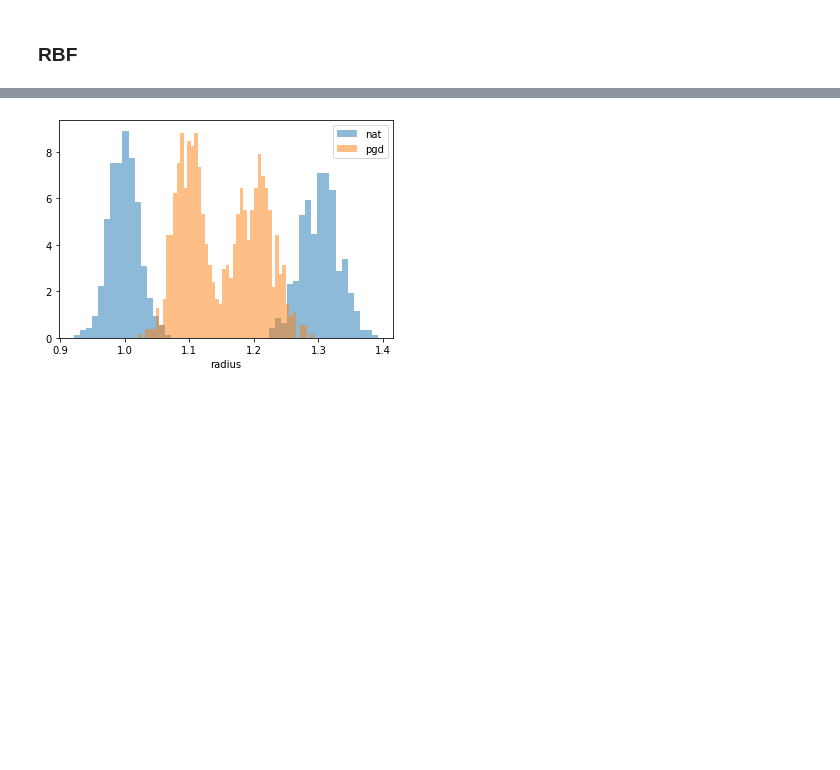
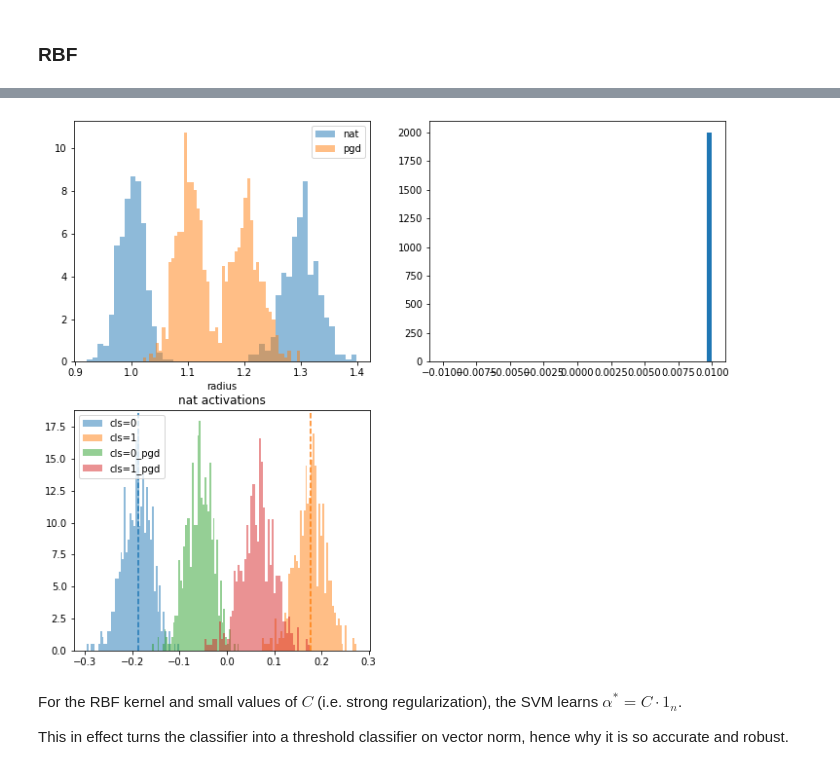
Before and after one commit to GilgameshxZero/adversarial-ntks, a Jupyter notebook: notebooks/adv-spheres/gaussian-svm.ipynb, the cells around one changed output, grey strips where cells are left out. Cells and saved outputs as stored; diff of their text form; code cells hidden in the pictures; blank space fills up the shorter version.

```diff
--- a/notebooks/adv-spheres/gaussian-svm.ipynb
+++ b/notebooks/adv-spheres/gaussian-svm.ipynb
@@ -278,7 +279,56 @@ Wall time: 1min 12s
-# %%
-plt.hist(np.linalg.norm(xs_test, ord=2, axis=-1), density=True, bins=50, alpha=0.5, label="nat");
-plt.hist(np.linalg.norm(RESULTS["svm-rbf"][0]["xs_test_pgd"], ord=2, axis=-1), density=True, bins=50, alpha=0.5, label="pgd");
-plt.xlabel("radius");
-plt.legend();
-# %% [output]
-[figure, removed]
+# %%
+idx = 1
+clf = RESULTS["svm-rbf"][idx]["clf"]
+xs_test_pgd = RESULTS["svm-rbf"][idx]["xs_test_pgd"]
+
+alphas = clf.dual_coef_.flatten() * (2 * ys_train - 1)[clf.support_.flatten()]
+
+def rbf_small_c_act(clf: svm.SVC, r: float):
+    num_samples, dim = xs_train.shape
+    return (clf.C * num_samples  / 2) * (
+        -np.exp(-clf._gamma * (_R0 ** 2 + r ** 2))
+        + np.exp(-clf._gamma * (_R1 ** 2 + r ** 2))
+    ) + clf.intercept_[0]
+
+
+plt.figure(figsize=(12, 10))
+
+plt.subplot(2, 2, 1)
+plt.hist(np.linalg.norm(xs_test, ord=2, axis=-1), density=True, bins=50, alpha=0.5, label="nat");
+plt.hist(np.linalg.norm(xs_test_pgd, ord=2, axis=-1), density=True, bins=50, alpha=0.5, label="pgd");
+plt.xlabel("radius");
+plt.legend();
+
+plt.subplot(2, 2, 2)
+plt.hist(alphas, bins=50, range=[-clf.C, clf.C])
+
+plt.subplot(2, 2, 3)
+plt.title("nat activations")
+plt.hist(
+    clf.decision_function(xs_test[ys_test == 0]),
+    density=True, bins=50, alpha=0.5, label="cls=0"
+);
+plt.hist(
+    clf.decision_function(xs_test[ys_test == 1]),
+    density=True, bins=50, alpha=0.5, label="cls=1"
+);
+plt.axvline(rbf_small_c_act(clf, r=1.0), color="C0", ls="--");
+plt.axvline(rbf_small_c_act(clf, r=1.3), color="C1", ls="--");
+
+plt.hist(
+    clf.decision_function(xs_test_pgd[ys_test == 0]),
+    density=True, bins=50, alpha=0.5, label="cls=0_pgd"
+);
+plt.hist(
+    clf.decision_function(xs_test_pgd[ys_test == 1]),
+    density=True, bins=50, alpha=0.5, label="cls=1_pgd"
+);
+
+plt.legend();
+# %% [output]
+[figure, added]
+# %% [markdown]
+For the RBF kernel and small values of $C$ (i.e. strong regularization),
+the SVM learns $\alpha^* = C \cdot 1_n$.
+
+This in effect turns the classifier into a threshold classifier on vector norm, hence why it is so accurate and robust.
```
Also changed, not shown: parts of 5 cells of this notebook.
